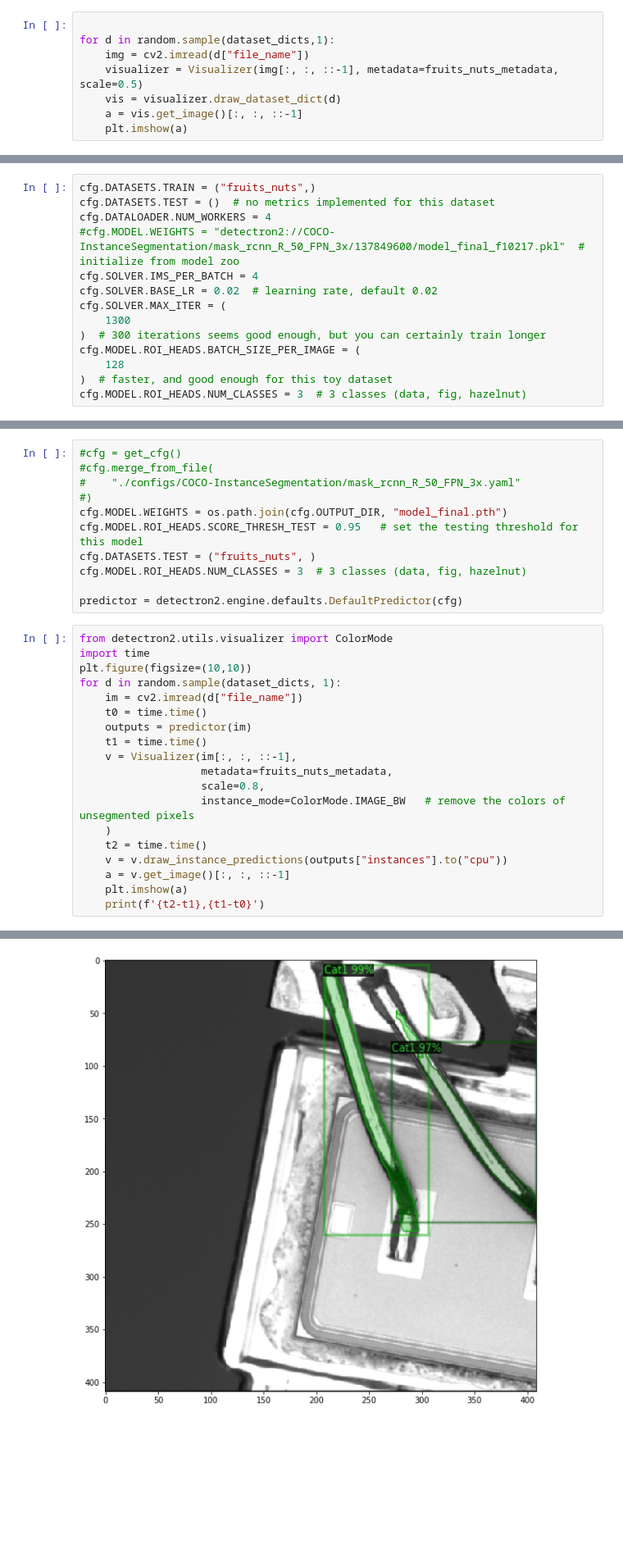
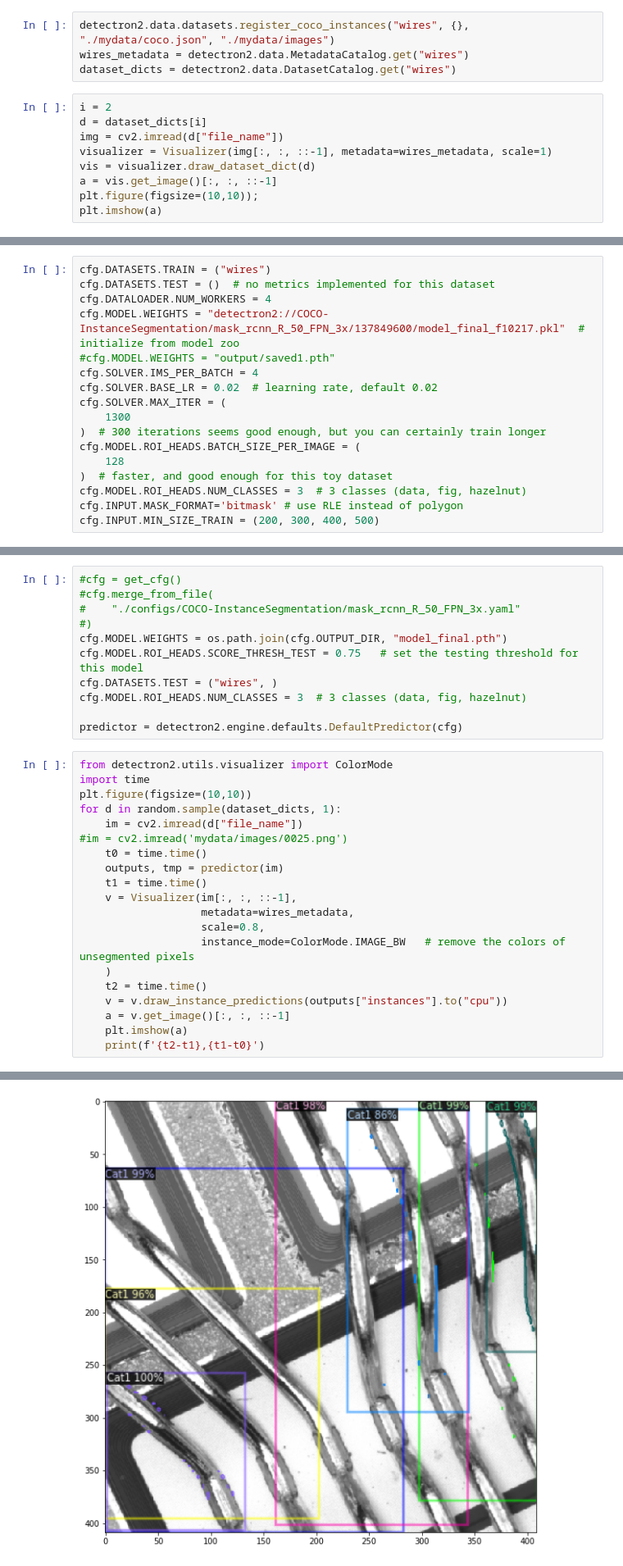
Before and after one commit to alzak4444/pyother, a Jupyter notebook: detectron2/custom_train.ipynb, the cells around one changed output, grey strips where cells are left out. Shown at 82% size. Drawn from its saved outputs; the diff is of its cells as text; blank space fills up the shorter version.

```diff
--- a/detectron2/custom_train.ipynb
+++ b/detectron2/custom_train.ipynb
@@ -25,9 +18,14 @@ dataset_dicts = detectron2.data.DatasetCatalog.get("fruits_nuts")
+# %%
+detectron2.data.datasets.register_coco_instances("wires", {}, "./mydata/coco.json", "./mydata/images")
+wires_metadata = detectron2.data.MetadataCatalog.get("wires")
+dataset_dicts = detectron2.data.DatasetCatalog.get("wires")
 # %%
-
-for d in random.sample(dataset_dicts,1):
-    img = cv2.imread(d["file_name"])
-    visualizer = Visualizer(img[:, :, ::-1], metadata=fruits_nuts_metadata, scale=0.5)
-    vis = visualizer.draw_dataset_dict(d)
-    a = vis.get_image()[:, :, ::-1]
-    plt.imshow(a)
+i = 2
+d = dataset_dicts[i]
+img = cv2.imread(d["file_name"])
+visualizer = Visualizer(img[:, :, ::-1], metadata=wires_metadata, scale=1)
+vis = visualizer.draw_dataset_dict(d)
+a = vis.get_image()[:, :, ::-1]
+plt.figure(figsize=(10,10));
+plt.imshow(a)
 # %% [output]
@@ -39,10 +38,11 @@ cfg.merge_from_file(
     "./configs/COCO-InstanceSegmentation/mask_rcnn_R_50_FPN_3x.yaml"
 )
 # %%
-cfg.DATASETS.TRAIN = ("fruits_nuts",)
+cfg.DATASETS.TRAIN = ("wires")
 cfg.DATASETS.TEST = ()  # no metrics implemented for this dataset
 cfg.DATALOADER.NUM_WORKERS = 4
-#cfg.MODEL.WEIGHTS = "detectron2://COCO-InstanceSegmentation/mask_rcnn_R_50_FPN_3x/137849600/model_final_f10217.pkl"  # initialize from model zoo
+cfg.MODEL.WEIGHTS = "detectron2://COCO-InstanceSegmentation/mask_rcnn_R_50_FPN_3x/137849600/model_final_f10217.pkl"  # initialize from model zoo
+#cfg.MODEL.WEIGHTS = "output/saved1.pth"
 cfg.SOLVER.IMS_PER_BATCH = 4
 cfg.SOLVER.BASE_LR = 0.02  # learning rate, default 0.02
 cfg.SOLVER.MAX_ITER = (
@@ -52,4 +52,6 @@ cfg.MODEL.ROI_HEADS.BATCH_SIZE_PER_IMAGE = (
     128
 )  # faster, and good enough for this toy dataset
 cfg.MODEL.ROI_HEADS.NUM_CLASSES = 3  # 3 classes (data, fig, hazelnut)
+cfg.INPUT.MASK_FORMAT='bitmask' # use RLE instead of polygon
+cfg.INPUT.MIN_SIZE_TRAIN = (200, 300, 400, 500)
 # %%
@@ -108,8 +150,8 @@ Consider using one of the following signatures instead:
 #    "./configs/COCO-InstanceSegmentation/mask_rcnn_R_50_FPN_3x.yaml"
 #)
 cfg.MODEL.WEIGHTS = os.path.join(cfg.OUTPUT_DIR, "model_final.pth")
-cfg.MODEL.ROI_HEADS.SCORE_THRESH_TEST = 0.95   # set the testing threshold for this model
-cfg.DATASETS.TEST = ("fruits_nuts", )
+cfg.MODEL.ROI_HEADS.SCORE_THRESH_TEST = 0.75   # set the testing threshold for this model
+cfg.DATASETS.TEST = ("wires", )
 cfg.MODEL.ROI_HEADS.NUM_CLASSES = 3  # 3 classes (data, fig, hazelnut)
 
 predictor = detectron2.engine.defaults.DefaultPredictor(cfg)
@@ -119,11 +161,12 @@ import time
 plt.figure(figsize=(10,10))
 for d in random.sample(dataset_dicts, 1):
     im = cv2.imread(d["file_name"])
+#im = cv2.imread('mydata/images/0025.png')
     t0 = time.time()
-    outputs = predictor(im)
+    outputs, tmp = predictor(im)
     t1 = time.time()
     v = Visualizer(im[:, :, ::-1],
-                   metadata=fruits_nuts_metadata,
+                   metadata=wires_metadata,
                    scale=0.8,
                    instance_mode=ColorMode.IMAGE_BW   # remove the colors of unsegmented pixels
     )
@@ -137 +180 @@ for d in random.sample(dataset_dicts, 1):
-[figure, old version]
+[figure, new version]
```
Also changed, not shown: parts of 10 cells of this notebook, 18 other files.
